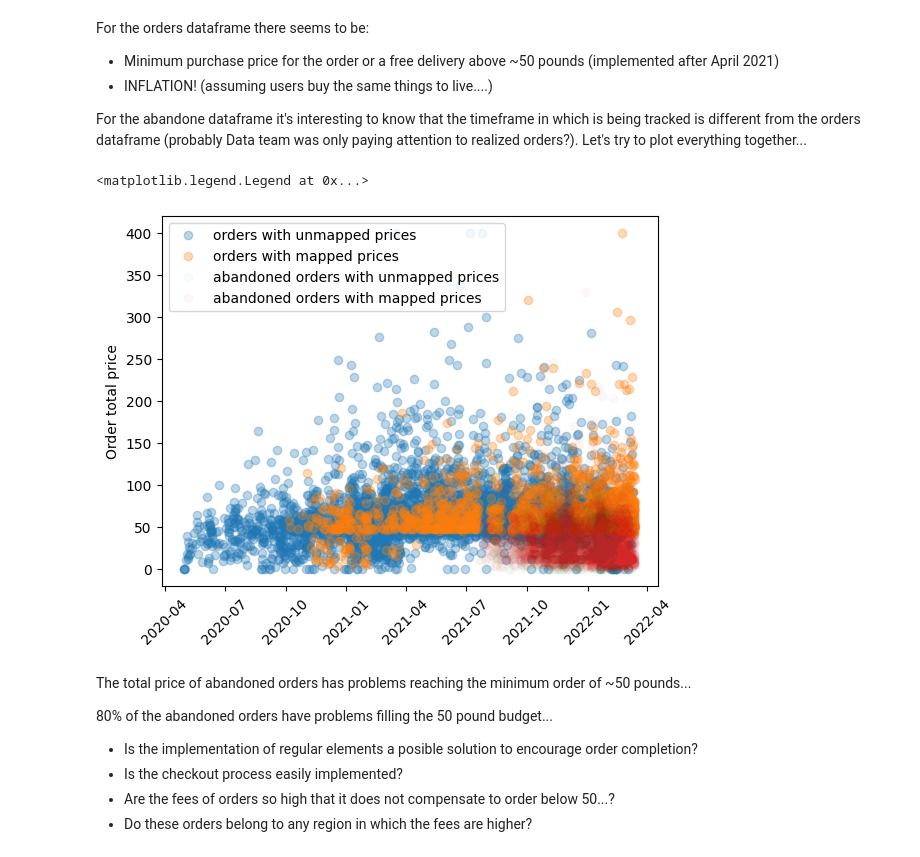
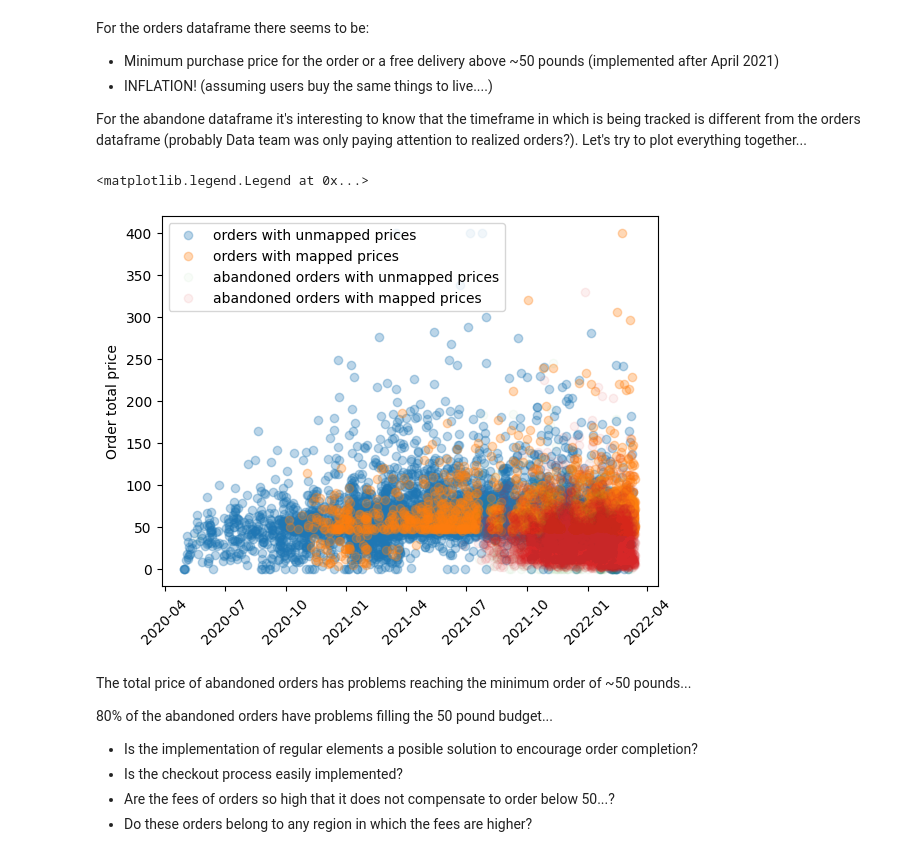
Before and after one commit to imMoya/zrive-ds, a Jupyter notebook: src/module_2/eda.ipynb, the cells around one changed output. Cells and saved outputs as stored; diff of their text form; code cells hidden in the pictures.

```diff
--- a/src/module_2/eda.ipynb
+++ b/src/module_2/eda.ipynb
@@ -144,14 +145,14 @@ Let's try to plot everything together...
 # %%
 plt.xticks(rotation=45)
 plt.plot(orders_without_prices["created_at"], orders_without_prices["items_total_price"], 'o', alpha=0.3, label="orders with unmapped prices")
 plt.plot(orders_with_prices["created_at"], orders_with_prices["items_total_price"], 'o', alpha=0.3, label="orders with mapped prices")
 plt.plot(abandoned_carts_without_prices["created_at"], abandoned_carts_without_prices["abandoned_total_price"], 'o', alpha=0.03, label="abandoned orders with unmapped prices")
-plt.plot(abandoned_carts_with_prices["created_at"], abandoned_carts_with_prices["abandoned_total_price"], 'o', alpha=0.03, label="abandoned orders with mapped prices")
+plt.plot(abandoned_carts_with_prices["created_at"], abandoned_carts_with_prices["abandoned_total_price"], 'o', alpha=0.07, label="abandoned orders with mapped prices")
 plt.ylabel("Order total price")
 plt.legend()
 # %% [output]
 <matplotlib.legend.Legend at 0x...>
-[figure, old version]
+[figure, new version]
 # %% [markdown]
 The total price of abandoned orders has problems reaching the minimum order of ~50 pounds...
 
```
Also changed, not shown: parts of 23 cells of this notebook, 2 other files.
